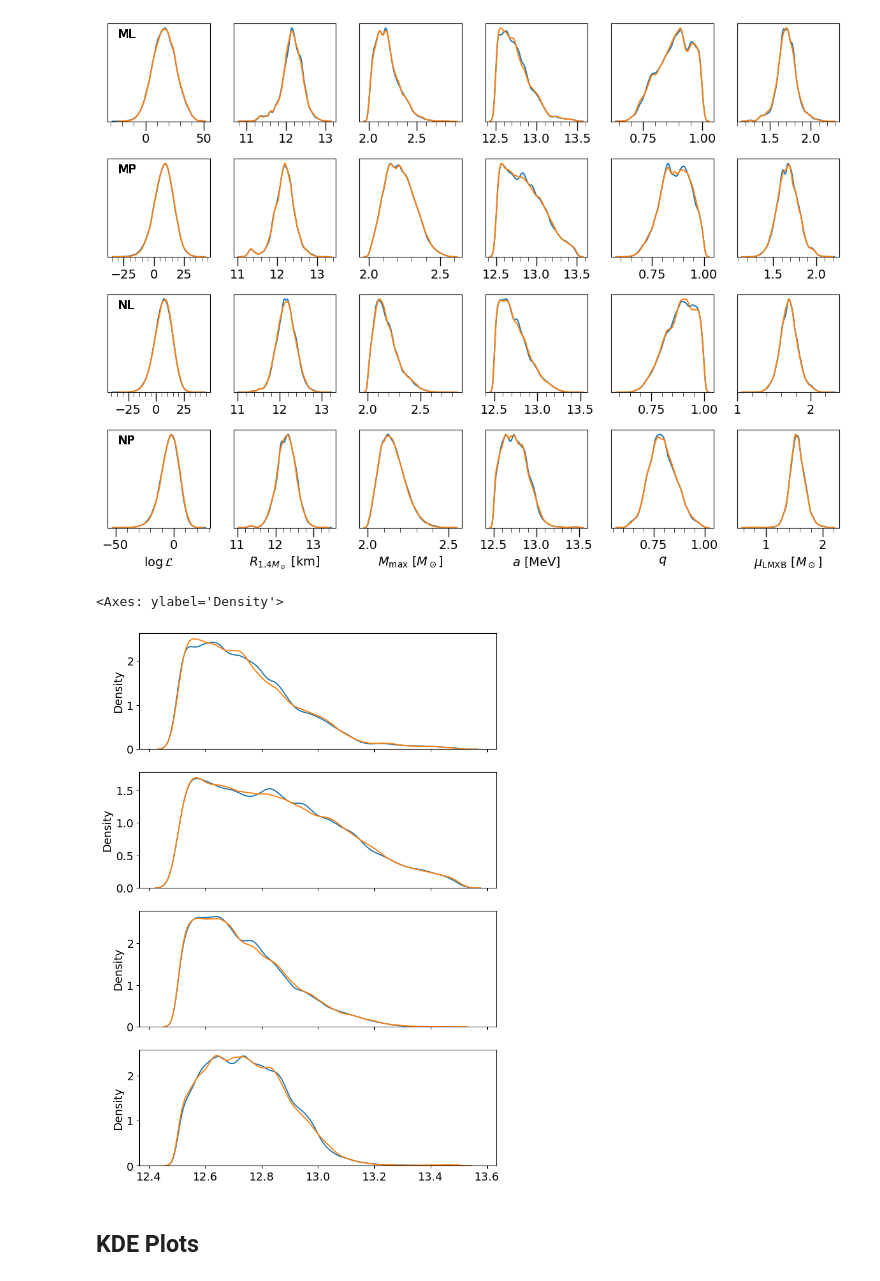
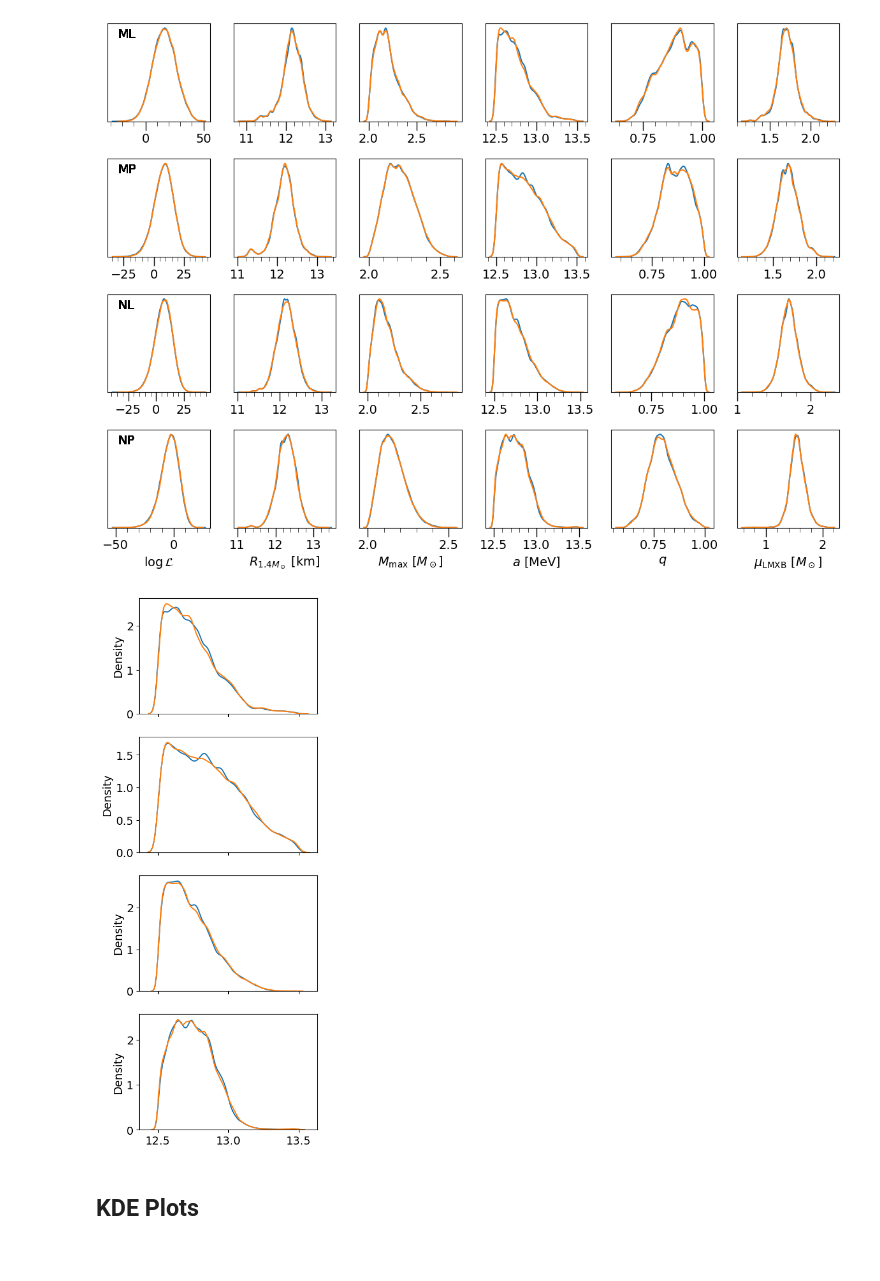
Before and after one commit to awsteiner/bamr, a Jupyter notebook: out/bamr_plots.ipynb, the cells around one changed output. Drawn from its saved outputs; the diff is of its cells as text; code cells hidden in the pictures.

Commit message:
Updated notebook plots

```diff
--- a/out/bamr_plots.ipynb
+++ b/out/bamr_plots.ipynb
@@ -347,17 +347,17 @@ plt.show()
 # %% [output]
 [figure]
 # %%
-fig, ax = plt.subplots(4, 1, figsize=(8,12), sharex=True)
+fig, ax = plt.subplots(4, 1, figsize=(4,12), sharex=True)
 sns.kdeplot(a1_ml, ax=ax[0])
 sns.kdeplot(a2_ml, ax=ax[0])
 sns.kdeplot(a1_mp, ax=ax[1])
 sns.kdeplot(a2_mp, ax=ax[1])
 sns.kdeplot(a1_nl, ax=ax[2])
 sns.kdeplot(a2_nl, ax=ax[2])
 sns.kdeplot(a1_np, ax=ax[3])
 sns.kdeplot(a2_np, ax=ax[3])
+plt.show()
 # %% [output]
-<Axes: ylabel='Density'>
-[figure, old version]
+[figure, new version]
 # %% [markdown]
 ## KDE Plots
```
Also changed, not shown: parts of 11 cells of this notebook.
